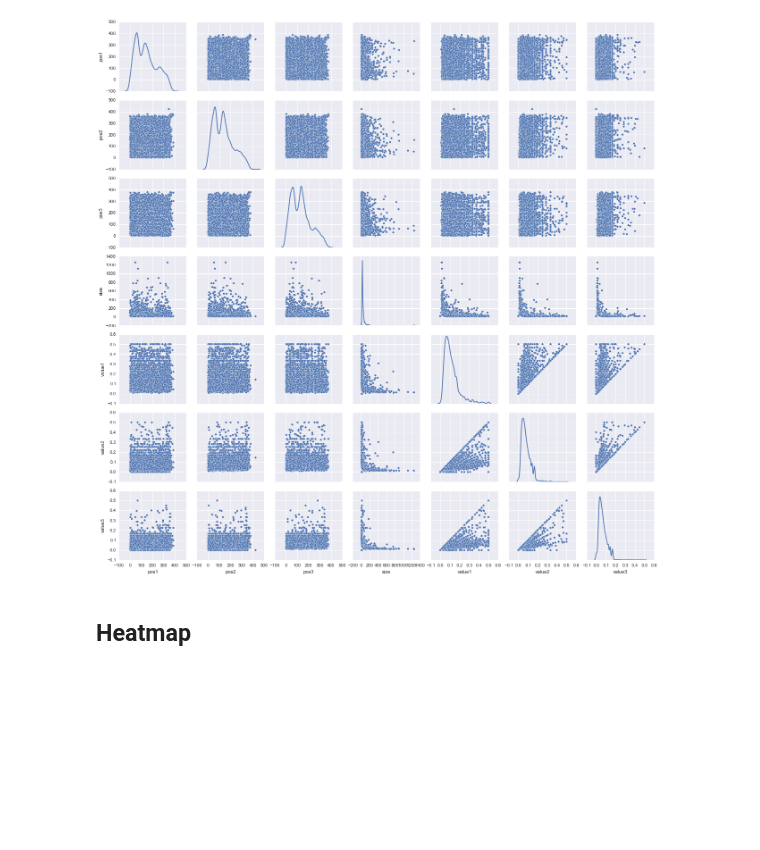
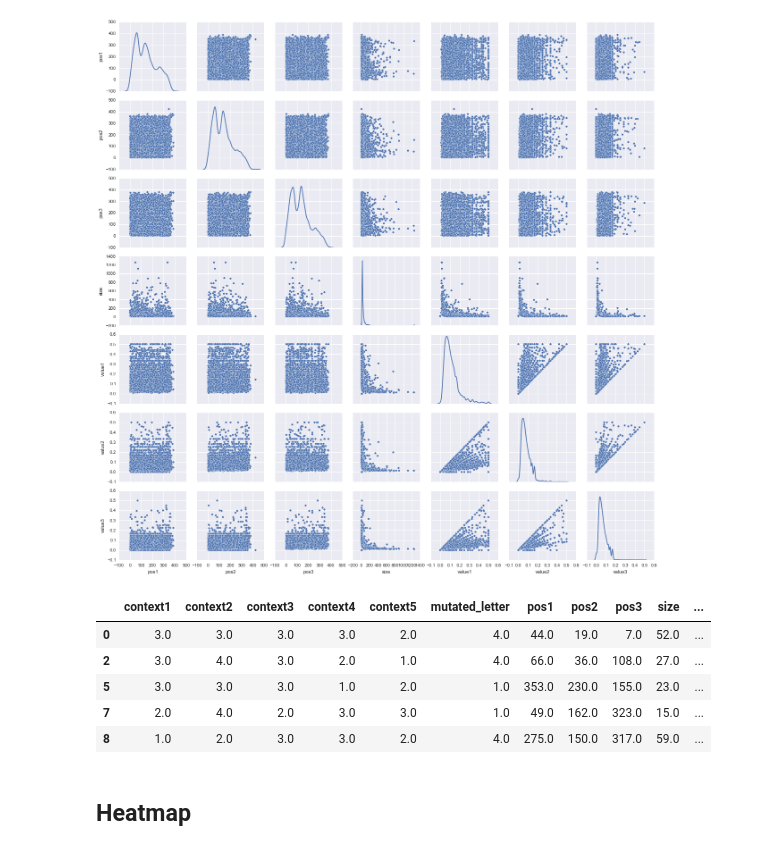
Before and after one commit to NikitaDurasov/CAB_imm, a Jupyter notebook: base.ipynb, the cells around one changed output. Cells and saved outputs as stored; diff of their text form; code cells hidden in the pictures; blank space fills up the shorter version.

```diff
--- a/base.ipynb
+++ b/base.ipynb
@@ -626,4 +626,5 @@ context step
 mutation step
 building succeeded
 # %%
-df = pd.read_csv('first_df.csv', index_col='Unnamed: 0')
+df = pd.read_csv('data/age3/first_df.csv', index_col='Unnamed: 0')
+df = df.drop(['CDR1_end.1', 'CDR2_end.1', 'CDR3_end.1', 'CDR1_end', 'CDR2_end', 'CDR3_end'], axis=1)
@@ -635,11 +634,20 @@ sb.pairplot(df, diag_kind='kde')
 <seaborn.axisgrid.PairGrid at 0x...>
 [figure]
 # %%
-cdr_df = pd.read_csv('cdr/cdr_details.txt', delimiter='\t')
+cdr_df = pd.read_csv('data/age3/cdr/cdr_details.txt', delimiter='\t')
 # %%
 cdr = cdr_df[['CDR1_start', 'CDR2_start', 'CDR3_start', 'CDR1_end', 'CDR2_end', 'CDR3_end']]
 # %%
 new_df = pd.concat([df, cdr], axis=1).dropna()
+# %%
+new_df.head()
+# %% [output]
+|  | context1 | context2 | context3 | context4 | context5 | mutated_letter | pos1 | pos2 | pos3 | size | ... |
+| 0 | 3.0 | 3.0 | 3.0 | 3.0 | 2.0 | 4.0 | 44.0 | 19.0 | 7.0 | 52.0 | ... |
+| 2 | 3.0 | 4.0 | 3.0 | 2.0 | 1.0 | 4.0 | 66.0 | 36.0 | 108.0 | 27.0 | ... |
+| 5 | 3.0 | 3.0 | 3.0 | 1.0 | 2.0 | 1.0 | 353.0 | 230.0 | 155.0 | 23.0 | ... |
+| 7 | 2.0 | 4.0 | 2.0 | 3.0 | 3.0 | 1.0 | 49.0 | 162.0 | 323.0 | 15.0 | ... |
+| 8 | 1.0 | 2.0 | 3.0 | 3.0 | 2.0 | 4.0 | 275.0 | 150.0 | 317.0 | 59.0 | ... |
 # %%
 coder = LabelEncoder()
 coder.fit(new_df['context1'])
```
Also changed, not shown: parts of 18 cells of this notebook, 1 other file.
